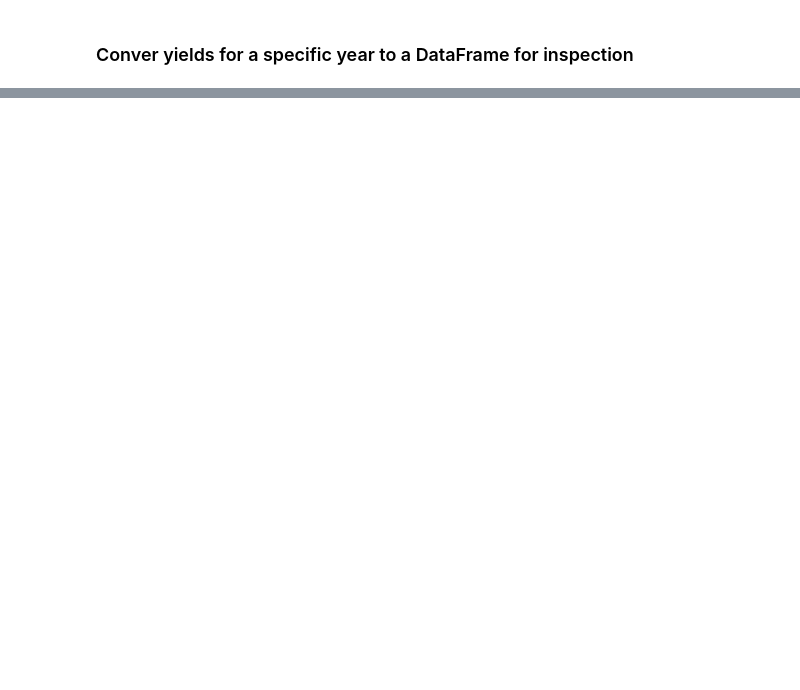
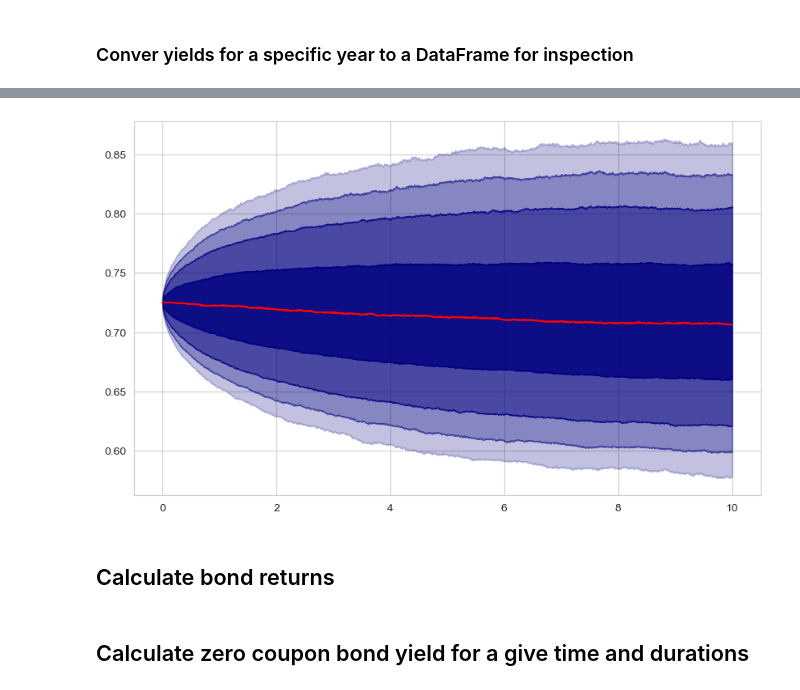
Before and after one commit to tbearlarsen/AEF_thesis_GBI, a Jupyter notebook: Simulation/Bonds/ZCB.ipynb, the cells around one changed output, grey strips where cells are left out. Cells and saved outputs as stored; diff of their text form; code cells hidden in the pictures; blank space fills up the shorter version.

```diff
--- a/Simulation/Bonds/ZCB.ipynb
+++ b/Simulation/Bonds/ZCB.ipynb
@@ -205,0 +235,8 @@ print(f"Zero-coupon yields for year {year_to_inspect}:\n", df_year5.head())
+# %%
+#Prices
+zcb_10y_mv = np.zeros((num_sim, num_time_steps + 1))
+zcb_10y_minus_delta_t = np.zeros((num_sim, num_time_steps + 1))
+
+for i, t in enumerate(time_points):
+    zcb_10y_mv[:, i] = calculate_zero_coupon_price(10.0, short_rates[:, i], kappa, theta, beta, rp)
+    zcb_10y_minus_delta_t[:, i] = calculate_zero_coupon_price(10.0 - dt, short_rates[:, i], kappa, theta, beta, rp)
@@ -205,0 +265,11 @@ print(f"Zero-coupon yields for year {year_to_inspect}:\n", df_year5.head())
+# %%
+#Prices
+percentiles = np.percentile(zcb_10y_mv, [2.5, 5, 10, 25, 50, 75, 90, 95, 97.5], axis=0)
+
+fig, ax = plt.subplots(figsize=(10, 6))
+fan_chart(time_points, percentiles, ax=ax, color="navy")
+plt.show()
+# %% [output]
+[figure, added]
+# %% [markdown]
+## Calculate bond returns
@@ -205,0 +280,2 @@ print(f"Zero-coupon yields for year {year_to_inspect}:\n", df_year5.head())
+# %% [markdown]
+## Calculate zero coupon bond yield for a give time and durations
```
Also changed, not shown: parts of 19 cells of this notebook, 3 other files.
